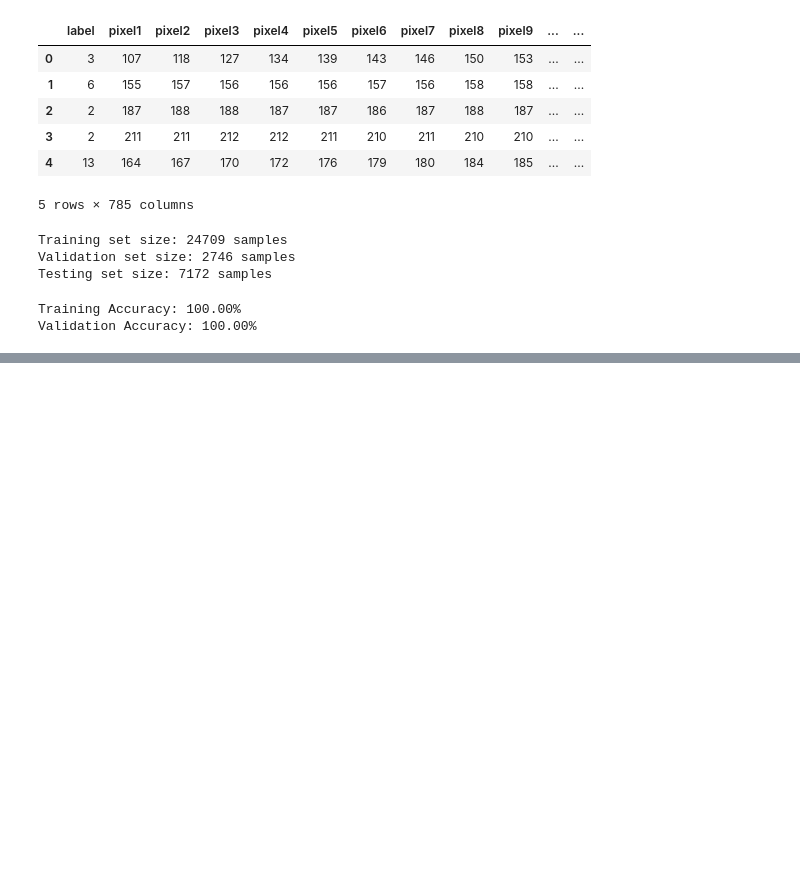
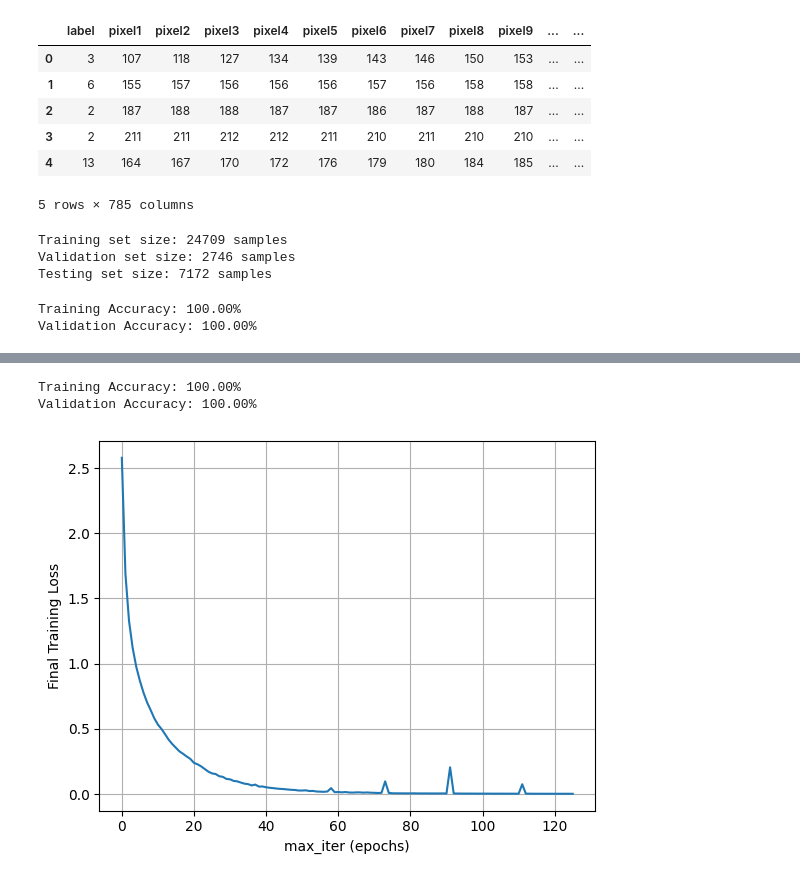
Before and after one commit to eleftheriaa/American-Sign-Language-Detection, a Jupyter notebook: nn/max_iter.ipynb, the cells around one changed output, grey strips where cells are left out. Drawn from its saved outputs; the diff is of its cells as text; code cells hidden in the pictures; blank space fills up the shorter version.

```diff
--- a/nn/max_iter.ipynb
+++ b/nn/max_iter.ipynb
@@ -85,0 +86,33 @@ plt.show()
+# %%
+
+train_acc_list = []
+val_acc_list = []
+final_loss_list = []
+
+model = MLPClassifier(
+        hidden_layer_sizes=(128,),
+        activation='relu',
+        solver='adam',
+        learning_rate_init=0.002,
+        alpha= 0.0001,                 # ← regularization strength
+        validation_fraction=0.1, # ← 10% of X_train used internally
+        n_iter_no_change=10,     # ← patience for early stopping
+        max_iter=200,
+        random_state=42
+    )
+model.fit(X_train, y_train)
+
+train_acc = model.score(X_train, y_train)
+val_acc = model.score(X_validate, y_validate)
+print(f"Training Accuracy: {train_acc*100:.2f}%")
+print(f"Validation Accuracy: {val_acc*100:.2f}%")
+# model.loss_curve_[-1]
+plt.plot( model.loss_curve_)
+plt.xlabel("max_iter (epochs)")
+plt.ylabel("Final Training Loss")
+plt.grid()
+plt.show()
+# %% [output]
+Training Accuracy: 100.00%
+Validation Accuracy: 100.00%
+[figure, added]
```
Also changed, not shown: parts of 2 cells of this notebook, 7 other files.
